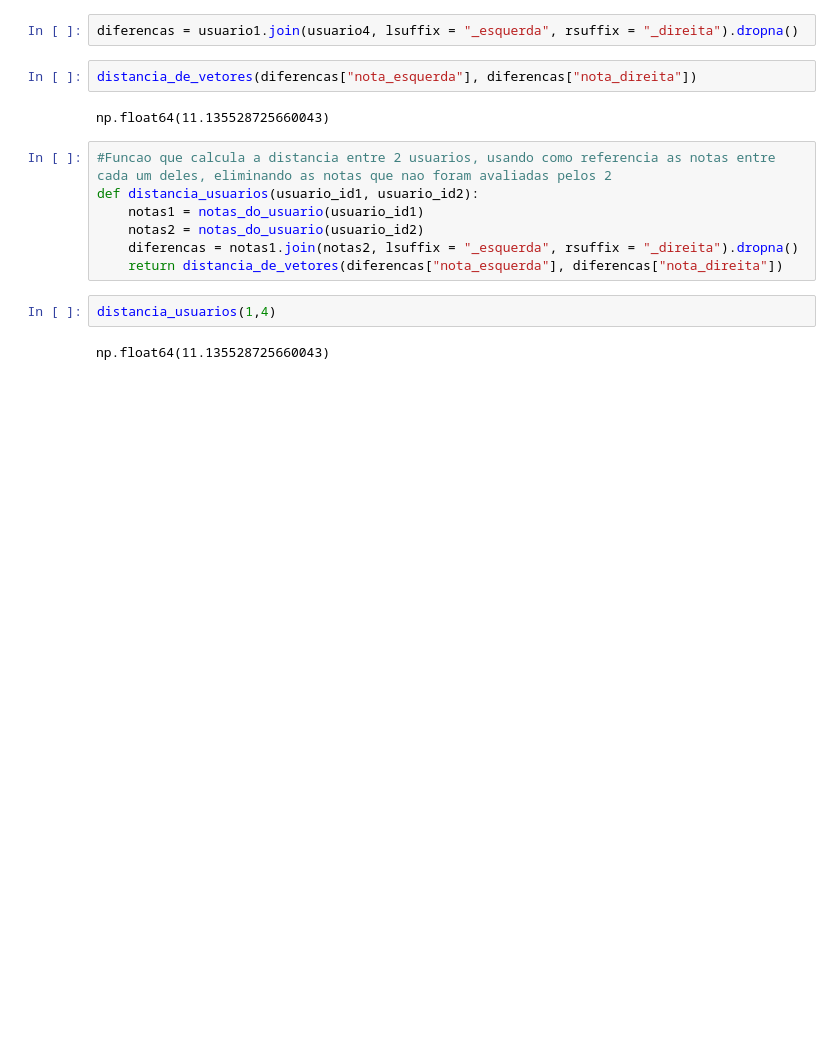
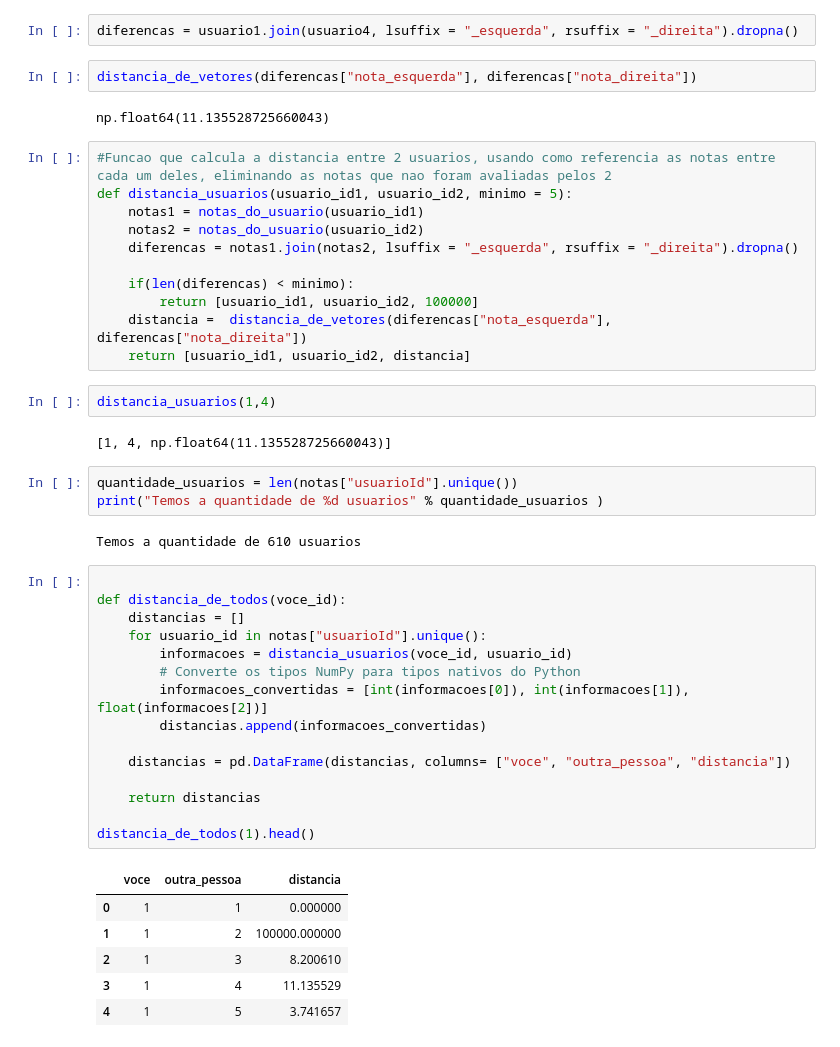
Before and after one commit to Velozo23/Data-Science, a Jupyter notebook: projeto_ml/sistema_recomendacao.ipynb, the cells around one changed output. Saved outputs shown, nothing was run; the diff lists cells and outputs as text; blank space fills up the shorter version.

```diff
--- a/projeto_ml/sistema_recomendacao.ipynb
+++ b/projeto_ml/sistema_recomendacao.ipynb
@@ -261,12 +261,43 @@ distancia_de_vetores(diferencas["nota_esquerda"], diferencas["nota_direita"])
 np.float64(11.135528725660043)
 # %%
 #Funcao que calcula a distancia entre 2 usuarios, usando como referencia as notas entre cada um deles, eliminando as notas que nao foram avaliadas pelos 2
-def distancia_usuarios(usuario_id1, usuario_id2):
+def distancia_usuarios(usuario_id1, usuario_id2, minimo = 5):
     notas1 = notas_do_usuario(usuario_id1)
     notas2 = notas_do_usuario(usuario_id2)
     diferencas = notas1.join(notas2, lsuffix = "_esquerda", rsuffix = "_direita").dropna()
-    return distancia_de_vetores(diferencas["nota_esquerda"], diferencas["nota_direita"])
+
+    if(len(diferencas) < minimo):
+        return [usuario_id1, usuario_id2, 100000]
+    distancia =  distancia_de_vetores(diferencas["nota_esquerda"], diferencas["nota_direita"])
+    return [usuario_id1, usuario_id2, distancia]
 # %%
 distancia_usuarios(1,4)
 # %% [output]
-np.float64(11.135528725660043)
+[1, 4, np.float64(11.135528725660043)]
+# %%
+quantidade_usuarios = len(notas["usuarioId"].unique())
+print("Temos a quantidade de %d usuarios" % quantidade_usuarios )
+# %% [output]
+Temos a quantidade de 610 usuarios
+# %%
+
+def distancia_de_todos(voce_id):
+    distancias = []
+    for usuario_id in notas["usuarioId"].unique():
+        informacoes = distancia_usuarios(voce_id, usuario_id)
+        # Converte os tipos NumPy para tipos nativos do Python
+        informacoes_convertidas = [int(informacoes[0]), int(informacoes[1]), float(informacoes[2])]
+        distancias.append(informacoes_convertidas)
+
+    distancias = pd.DataFrame(distancias, columns= ["voce", "outra_pessoa", "distancia"])
+
+    return distancias
+
+distancia_de_todos(1).head()
+# %% [output]
+|  | voce | outra_pessoa | distancia |
+| 0 | 1 | 1 | 0.000000 |
+| 1 | 1 | 2 | 100000.000000 |
+| 2 | 1 | 3 | 8.200610 |
+| 3 | 1 | 4 | 11.135529 |
+| 4 | 1 | 5 | 3.741657 |
```
Also changed, not shown: parts of 13 cells of this notebook.
